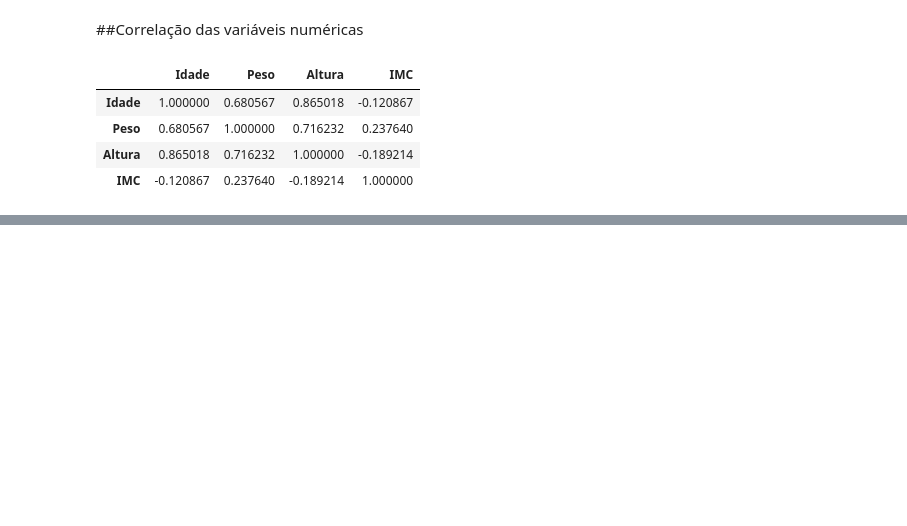
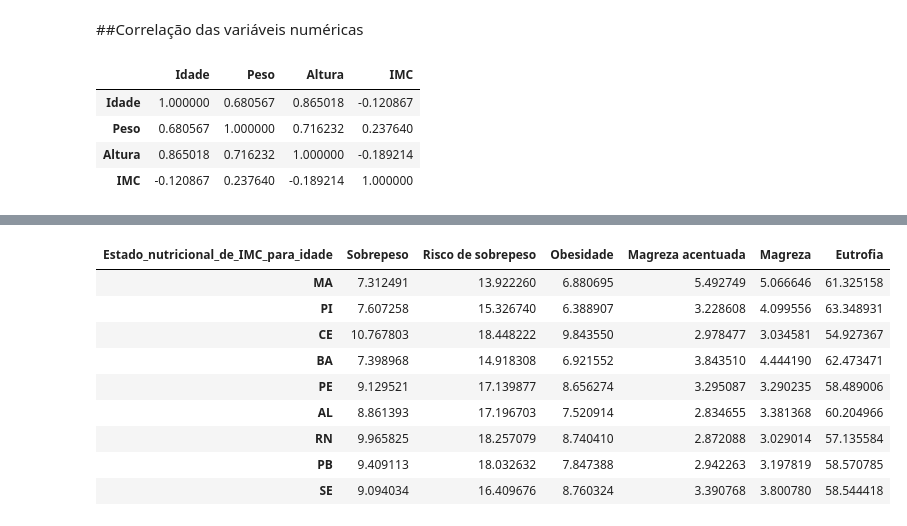
Before and after one commit to Fontebasso-JV/projeto_aplicado_1_upm, a Jupyter notebook: code.ipynb, the cells around one changed output, grey strips where cells are left out. Cells and saved outputs as stored; diff of their text form; code cells hidden in the pictures; blank space fills up the shorter version.

```diff
--- a/code.ipynb
+++ b/code.ipynb
@@ -905,0 +1450,12 @@ Drive already mounted at /content/drive; to attempt to forcibly remount, call dr
+# %%
+coluna = '%'
+
+# DataFrame para armazenar os valores das colunas de cada estado
+comparacao_2 = pd.DataFrame()
+
+# Itera sobre o dicionário e adiciona a coluna ao DataFrame 'comparacao_2'
+for estado, df in dfs_estados_2.items():
+    comparacao_2[estado] = df[coluna].reset_index(drop=True)
+
+# Exibe o DataFrame com a comparação
+print(comparacao_2)
@@ -905,0 +1478,19 @@ Drive already mounted at /content/drive; to attempt to forcibly remount, call dr
+# %%
+comparacao_2['Estado_nutricional_de_IMC_para_idade'] = dfs_estados_2['PB']['Estado_nutricional_de_IMC_para_idade'].to_list()
+# %%
+comparacao_2.set_index('Estado_nutricional_de_IMC_para_idade', inplace=True)
+# %%
+df_compracao_2 = comparacao_2.T
+# %%
+df_compracao_2
+# %% [output]
+| Estado_nutricional_de_IMC_para_idade | Sobrepeso | Risco de sobrepeso | Obesidade | Magreza acentuada | Magreza | Eutrofia |
+| MA | 7.312491 | 13.922260 | 6.880695 | 5.492749 | 5.066646 | 61.325158 |
+| PI | 7.607258 | 15.326740 | 6.388907 | 3.228608 | 4.099556 | 63.348931 |
+| CE | 10.767803 | 18.448222 | 9.843550 | 2.978477 | 3.034581 | 54.927367 |
+| BA | 7.398968 | 14.918308 | 6.921552 | 3.843510 | 4.444190 | 62.473471 |
+| PE | 9.129521 | 17.139877 | 8.656274 | 3.295087 | 3.290235 | 58.489006 |
+| AL | 8.861393 | 17.196703 | 7.520914 | 2.834655 | 3.381368 | 60.204966 |
+| RN | 9.965825 | 18.257079 | 8.740410 | 2.872088 | 3.029014 | 57.135584 |
+| PB | 9.409113 | 18.032632 | 7.847388 | 2.942263 | 3.197819 | 58.570785 |
+| SE | 9.094034 | 16.409676 | 8.760324 | 3.390768 | 3.800780 | 58.544418 |
```
Also changed, not shown: parts of 75 cells of this notebook.
